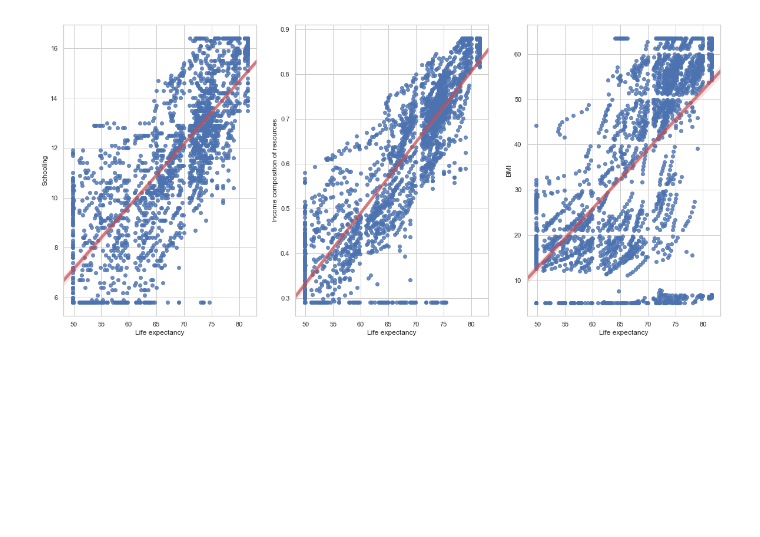
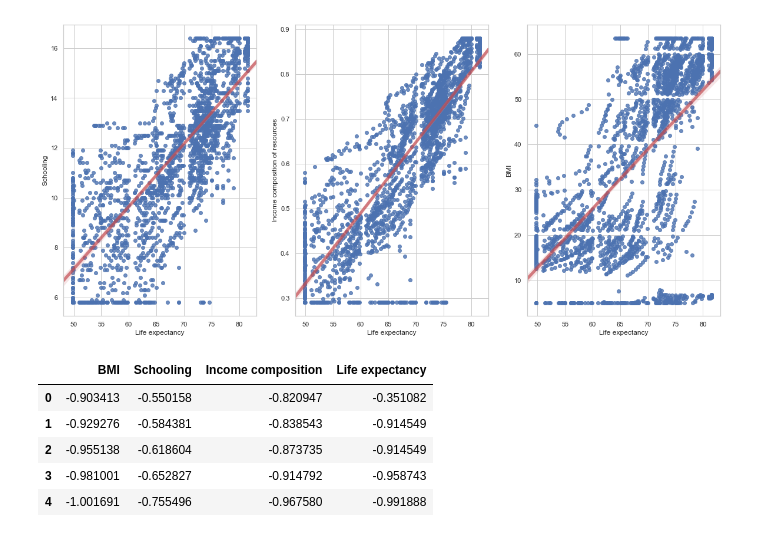
Before and after one commit to TheONEShafiq/Thinkful_Exercises, a Jupyter notebook: EDA_Challenge.ipynb, the cells around one changed output. Cells and saved outputs as stored; diff of their text form; code cells hidden in the pictures; blank space fills up the shorter version.

```diff
--- a/EDA_Challenge.ipynb
+++ b/EDA_Challenge.ipynb
@@ -644,0 +537,19 @@ plt.show()
+# %%
+#Now to visualize the target variable with the three other features and the 2 PCA components
+#need to create a new df concantenating the selected features
+
+#First need to separate the selected features from clean dataframe
+df2 = expectancy_clean[['BMI', 'Schooling', 'Income composition of resources', 'Life expectancy']]
+
+#Then standardize the new dataframe
+F = StandardScaler().fit_transform(df2)
+features=pd.DataFrame(F, columns = ['BMI', 'Schooling', 'Income composition', 'Life expectancy'])
+
+features.head()
+# %% [output]
+|  | BMI | Schooling | Income composition | Life expectancy |
+| 0 | -0.903413 | -0.550158 | -0.820947 | -0.351082 |
+| 1 | -0.929276 | -0.584381 | -0.838543 | -0.914549 |
+| 2 | -0.955138 | -0.618604 | -0.873735 | -0.914549 |
+| 3 | -0.981001 | -0.652827 | -0.914792 | -0.958743 |
+| 4 | -1.001691 | -0.755496 | -0.967580 | -0.991888 |
```
Also changed, not shown: parts of 24 cells of this notebook.
